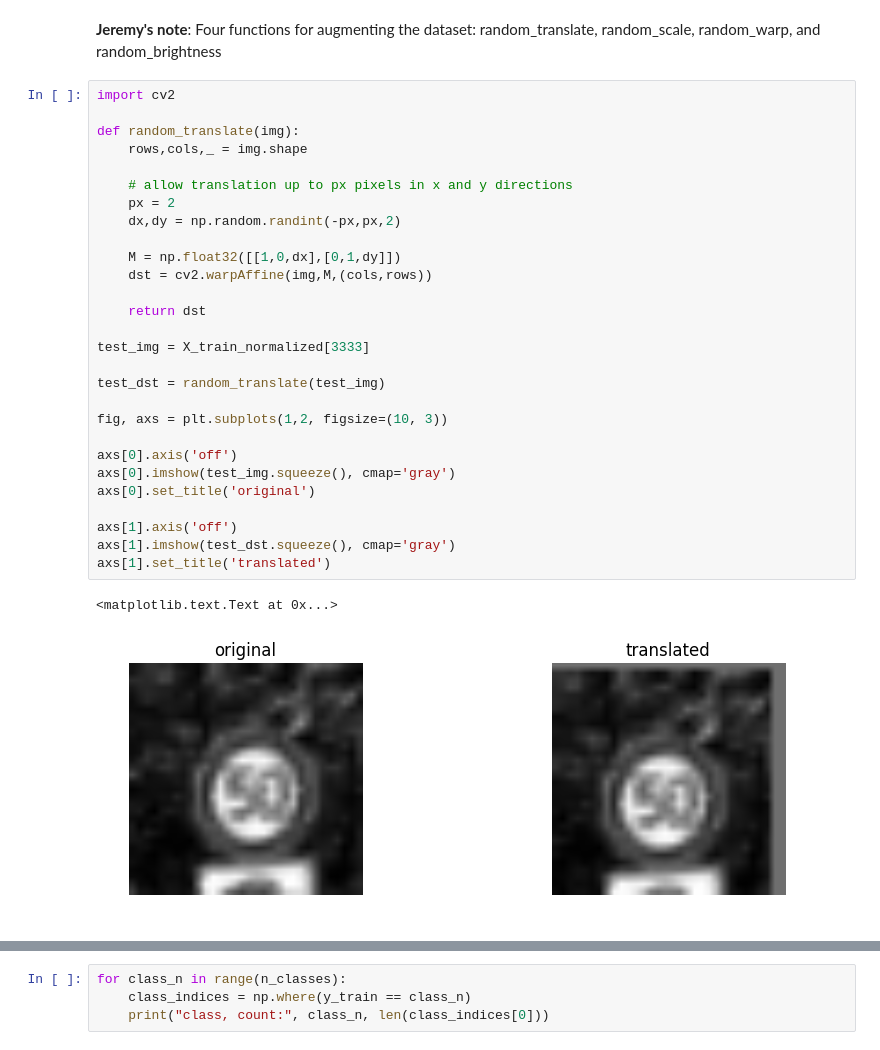
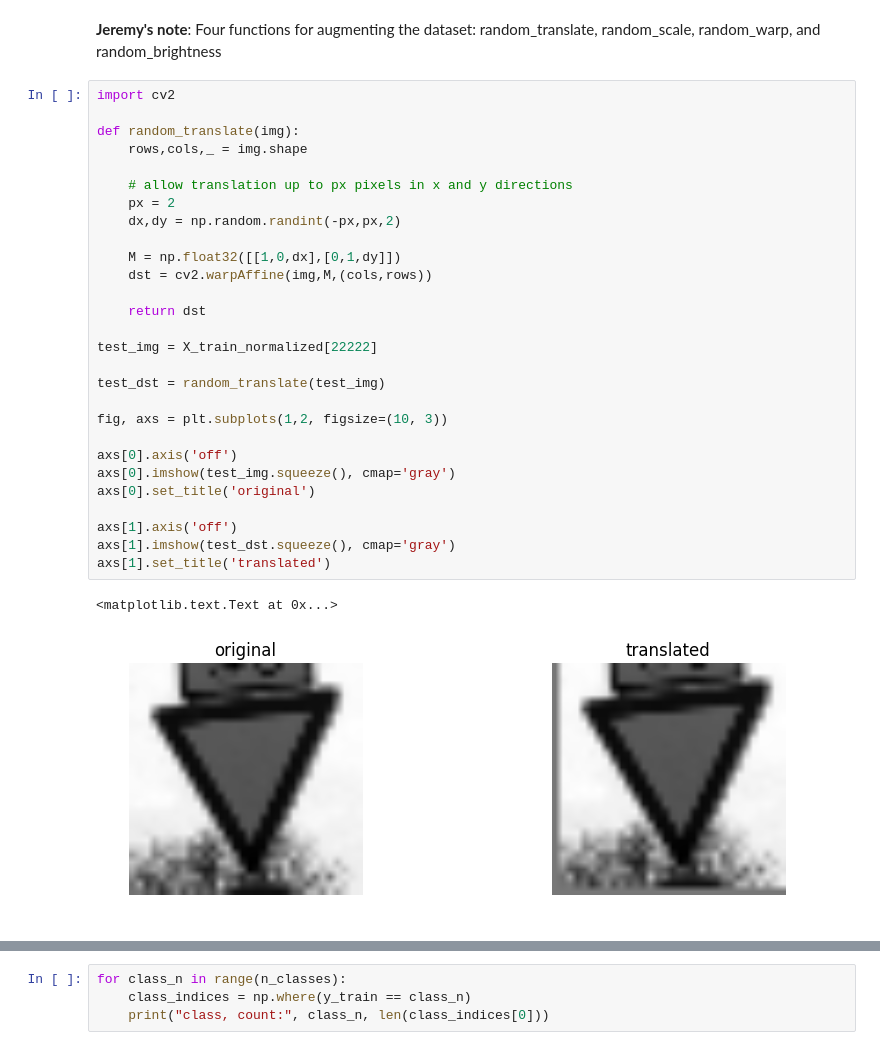
Before and after one commit to jeremy-shannon/CarND-Traffic-Sign-Classifier-Project, a Jupyter notebook: Traffic_Sign_Classifier.ipynb, the cells around one changed output, grey strips where cells are left out. Saved outputs shown, nothing was run; the diff lists cells and outputs as text.

```diff
--- a/Traffic_Sign_Classifier.ipynb
+++ b/Traffic_Sign_Classifier.ipynb
@@ -249,34 +246,34 @@ _Describe how you preprocessed the data. Why did you choose that technique?_
 # %%
 import cv2
 
 def random_translate(img):
     rows,cols,_ = img.shape
 
     # allow translation up to px pixels in x and y directions
     px = 2
     dx,dy = np.random.randint(-px,px,2)
 
     M = np.float32([[1,0,dx],[0,1,dy]])
     dst = cv2.warpAffine(img,M,(cols,rows))
 
     return dst
 
-test_img = X_train_normalized[3333]
+test_img = X_train_normalized[22222]
 
 test_dst = random_translate(test_img)
 
 fig, axs = plt.subplots(1,2, figsize=(10, 3))
 
 axs[0].axis('off')
 axs[0].imshow(test_img.squeeze(), cmap='gray')
 axs[0].set_title('original')
 
 axs[1].axis('off')
 axs[1].imshow(test_dst.squeeze(), cmap='gray')
 axs[1].set_title('translated')
 # %% [output]
 <matplotlib.text.Text at 0x...>
-[figure, old version]
+[figure, new version]
 # %%
 def random_scaling(img):
     rows,cols,_ = img.shape
```
Also changed, not shown: parts of 14 cells of this notebook, 3 other files.
